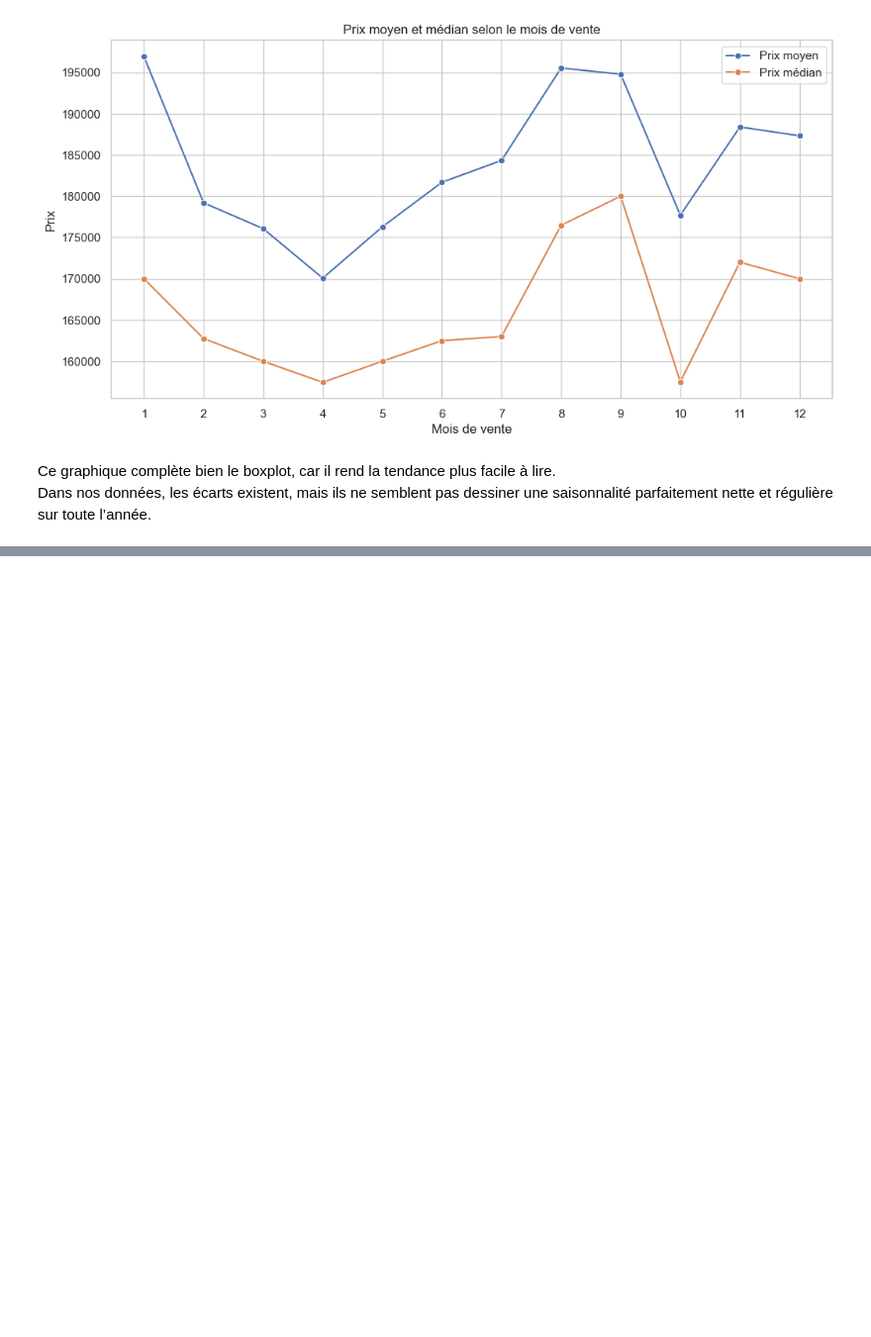
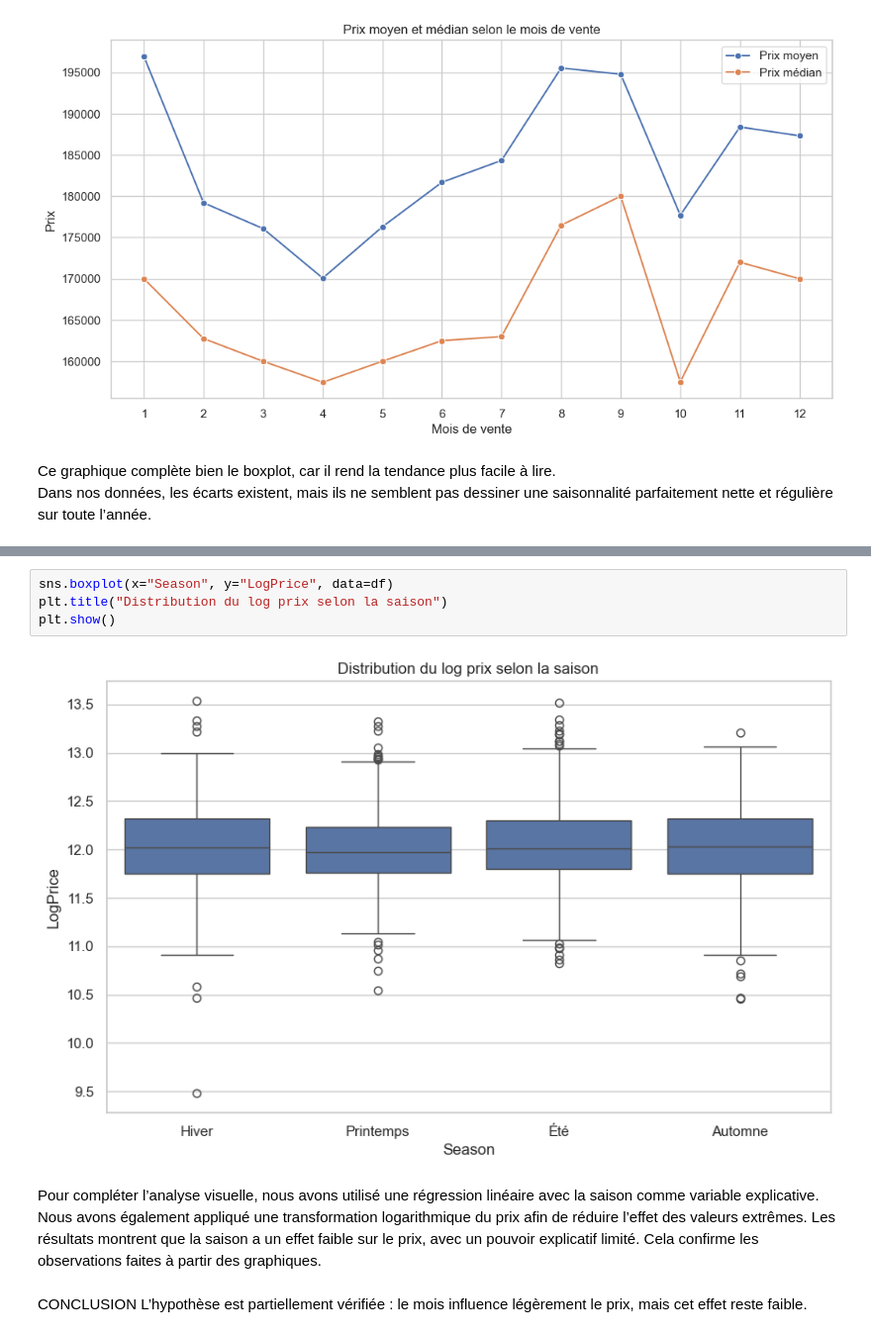
Before and after one commit to AnjaraAndriatseheno/Exo_Visualisation, a Jupyter notebook: oral.ipynb, the cells around one changed output, grey strips where cells are left out. Shown at 99% size. Cells and saved outputs as stored; diff of their text form; blank space fills up the shorter version.

```diff
--- a/oral.ipynb
+++ b/oral.ipynb
@@ -201,0 +291,14 @@ Dans nos données, les écarts existent, mais ils ne semblent pas dessiner une s
+# %%
+sns.boxplot(x="Season", y="LogPrice", data=df)
+plt.title("Distribution du log prix selon la saison")
+plt.show()
+# %% [output]
+[figure, added]
+# %% [markdown]
+Pour compléter l’analyse visuelle, nous avons utilisé une régression linéaire avec la saison comme variable explicative.
+Nous avons également appliqué une transformation logarithmique du prix afin de réduire l’effet des valeurs extrêmes.
+Les résultats montrent que la saison a un effet faible sur le prix, avec un pouvoir explicatif limité.
+Cela confirme les observations faites à partir des graphiques.
+# %% [markdown]
+CONCLUSION
+ L’hypothèse est partiellement vérifiée : le mois influence légèrement le prix, mais cet effet reste faible.
```
Also changed, not shown: parts of 11 cells of this notebook, 2 other files.
